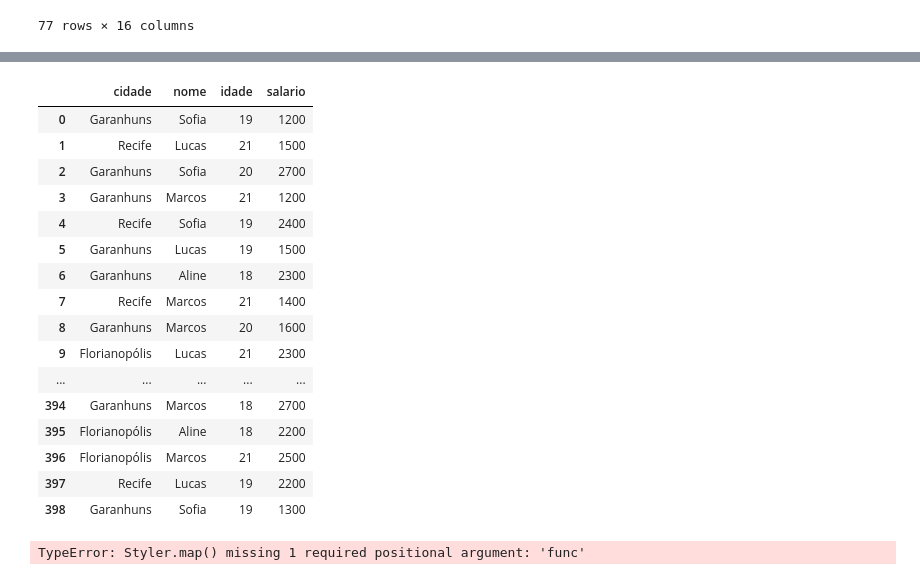
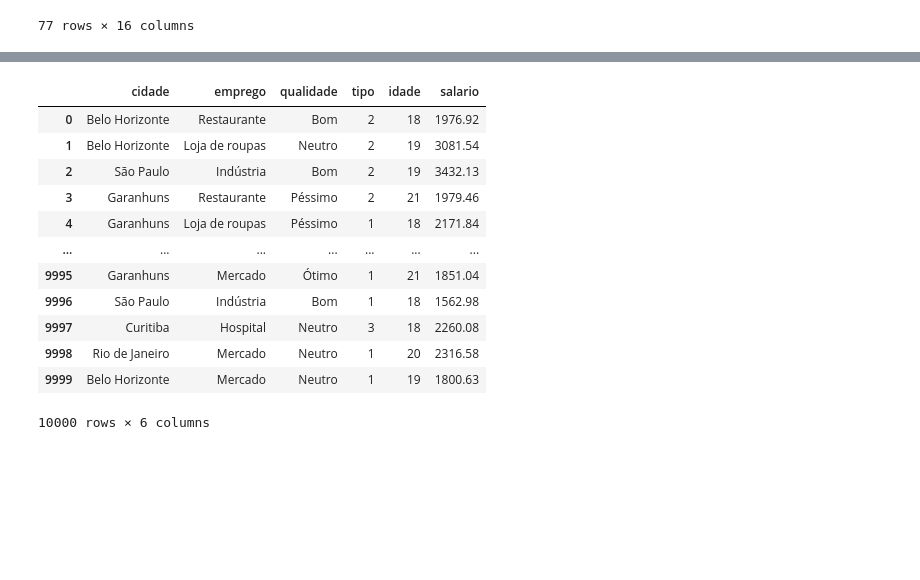
Before and after one commit to AriBarrosFilho/Aprendendo_Python, a Jupyter notebook: teste.ipynb, the cells around one changed output, grey strips where cells are left out. Saved outputs shown, nothing was run; the diff lists cells and outputs as text; code cells hidden in the pictures; blank space fills up the shorter version.

```diff
--- a/teste.ipynb
+++ b/teste.ipynb
@@ -299,3 +232,0 @@ df
-# %%
-df["idade_acumulada"] = df["idade"].cumsum()
-df
@@ -324,39 +232,0 @@ pd.crosstab(index = df["cidade"], columns = df["nome"]).style.background_gradien
-# %%
-# # Criando um DataFrame de exemplo
-# df = pd.DataFrame({
-#     'A': [1, 2, 3, 4],
-#     'B': [10, 20, 30, 40],
-#     'C': [100, 200, 300, 400]
-# })
-
-# Função para colorir células com base no valor
-def colorir_celulas(val):
-    if isinstance(val, (int, float)):
-        color = 'red' if val > 20 else 'green'
-        return f'background-color: {color}'
-
-# Aplicando a função de coloração ao DataFrame
-df_styled = df.style.map(colorir_celulas)
-df_styled
-# %% [output]
-|  | cidade | nome | idade | salario |
-| 0 | Garanhuns | Sofia | 19 | 1200 |
-| 1 | Recife | Lucas | 21 | 1500 |
-| 2 | Garanhuns | Sofia | 20 | 2700 |
-| 3 | Garanhuns | Marcos | 21 | 1200 |
-| 4 | Recife | Sofia | 19 | 2400 |
-| 5 | Garanhuns | Lucas | 19 | 1500 |
-| 6 | Garanhuns | Aline | 18 | 2300 |
-| 7 | Recife | Marcos | 21 | 1400 |
-| 8 | Garanhuns | Marcos | 20 | 1600 |
-| 9 | Florianopólis | Lucas | 21 | 2300 |
-| ... | ... | ... | ... | ... |
-| 394 | Garanhuns | Marcos | 18 | 2700 |
-| 395 | Florianopólis | Aline | 18 | 2200 |
-| 396 | Florianopólis | Marcos | 21 | 2500 |
-| 397 | Recife | Lucas | 19 | 2200 |
-| 398 | Garanhuns | Sofia | 19 | 1300 |
-# %%
-help(df.style.map())
-# %% [output]
-TypeError: Styler.map() missing 1 required positional argument: 'func'
@@ -370,0 +233,18 @@ np.clip()
+# %%
+mapa_tipo = {"Presencial": 1, "Hibrído": 2, "Remoto": 3}
+for mapa in mapa_tipo.keys(): df.loc[df.tipo == mapa, "tipo"] = mapa_tipo[mapa]
+df
+# %% [output]
+|  | cidade | emprego | qualidade | tipo | idade | salario |
+| 0 | Belo Horizonte | Restaurante | Bom | 2 | 18 | 1976.92 |
+| 1 | Belo Horizonte | Loja de roupas | Neutro | 2 | 19 | 3081.54 |
+| 2 | São Paulo | Indústria | Bom | 2 | 19 | 3432.13 |
+| 3 | Garanhuns | Restaurante | Péssimo | 2 | 21 | 1979.46 |
+| 4 | Garanhuns | Loja de roupas | Péssimo | 1 | 18 | 2171.84 |
+| ... | ... | ... | ... | ... | ... | ... |
+| 9995 | Garanhuns | Mercado | Ótimo | 1 | 21 | 1851.04 |
+| 9996 | São Paulo | Indústria | Bom | 1 | 18 | 1562.98 |
+| 9997 | Curitiba | Hospital | Neutro | 3 | 18 | 2260.08 |
+| 9998 | Rio de Janeiro | Mercado | Neutro | 1 | 20 | 2316.58 |
+| 9999 | Belo Horizonte | Mercado | Neutro | 1 | 19 | 1800.63 |
+10000 rows × 6 columns
```
Also changed, not shown: parts of 30 cells of this notebook, 11 other files.
